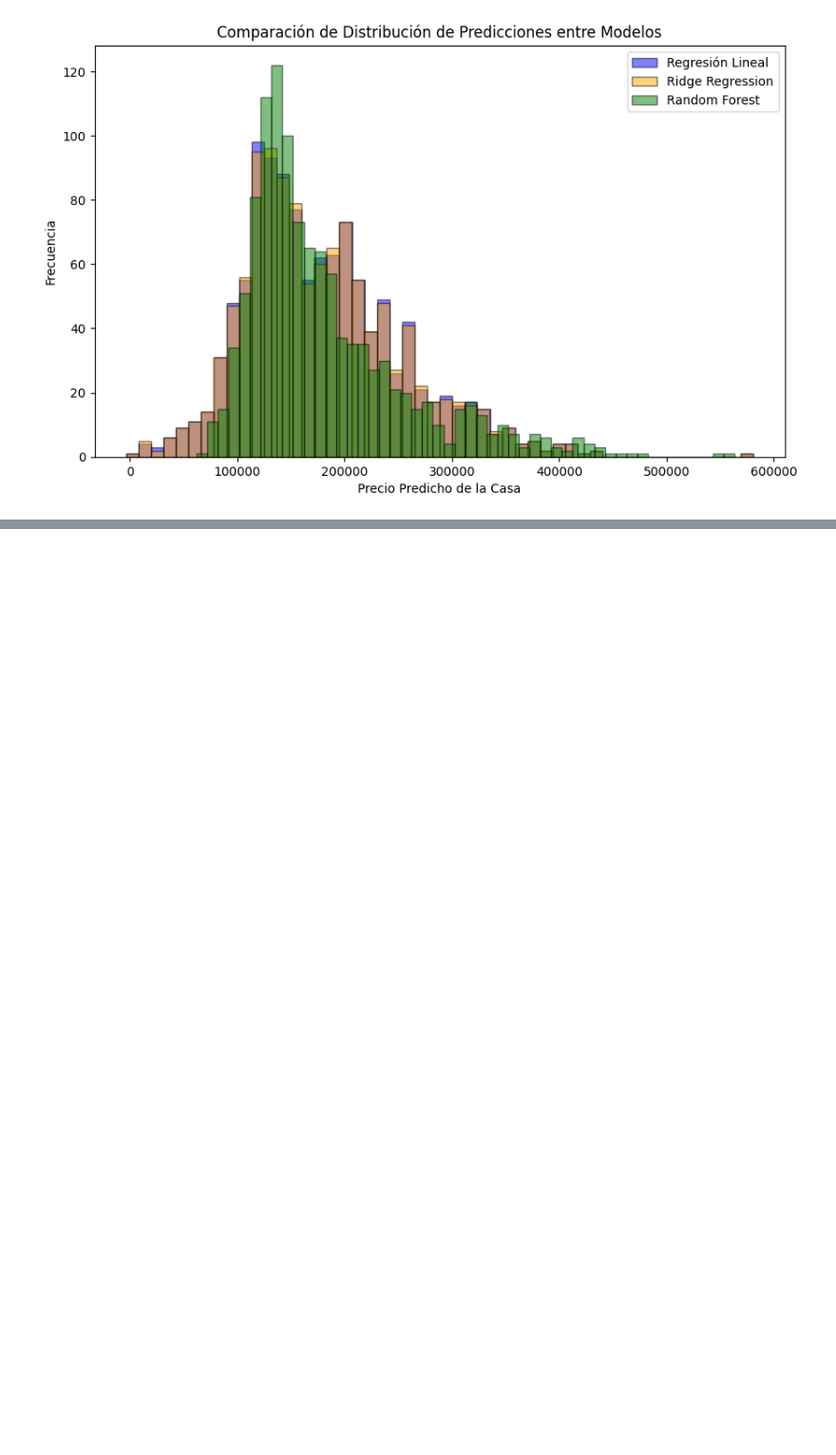
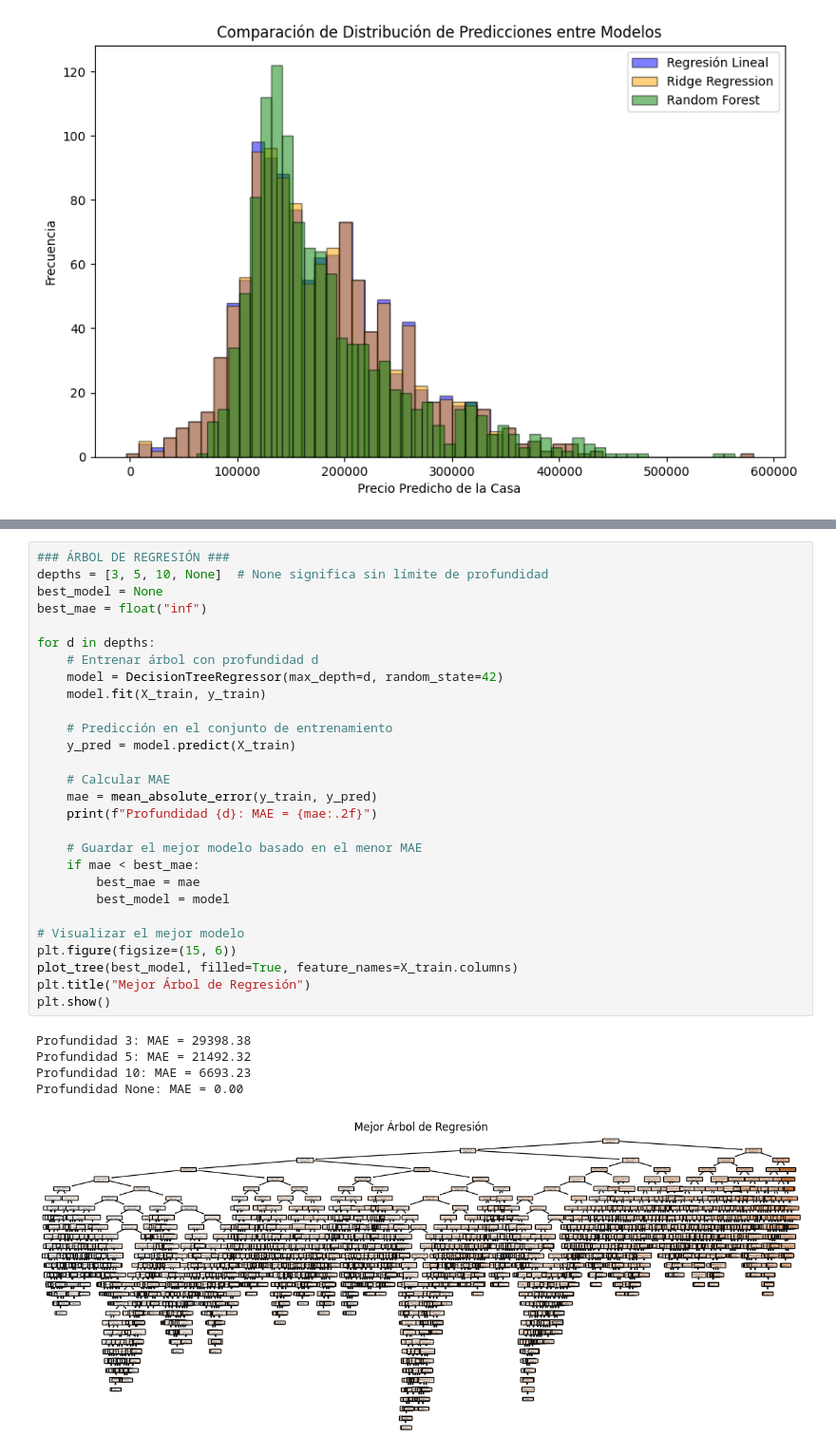
Before and after one commit to Sofiamishel2003/Modelo_Regresion_Lineal, a Jupyter notebook: Modelo_RegresionLineal.ipynb, the cells around one changed output, grey strips where cells are left out. Shown at 95% size. Drawn from its saved outputs; the diff is of its cells as text; blank space fills up the shorter version.

```diff
--- a/Modelo_RegresionLineal.ipynb
+++ b/Modelo_RegresionLineal.ipynb
@@ -701,0 +788,34 @@ plt.show()
+# %%
+### ÁRBOL DE REGRESIÓN ###
+depths = [3, 5, 10, None]  # None significa sin límite de profundidad
+best_model = None
+best_mae = float("inf")
+
+for d in depths:
+    # Entrenar árbol con profundidad d
+    model = DecisionTreeRegressor(max_depth=d, random_state=42)
+    model.fit(X_train, y_train)
+
+    # Predicción en el conjunto de entrenamiento
+    y_pred = model.predict(X_train)
+
+    # Calcular MAE
+    mae = mean_absolute_error(y_train, y_pred)
+    print(f"Profundidad {d}: MAE = {mae:.2f}")
+
+    # Guardar el mejor modelo basado en el menor MAE
+    if mae < best_mae:
+        best_mae = mae
+        best_model = model
+
+# Visualizar el mejor modelo
+plt.figure(figsize=(15, 6))
+plot_tree(best_model, filled=True, feature_names=X_train.columns)
+plt.title("Mejor Árbol de Regresión")
+plt.show()
+# %% [output]
+Profundidad 3: MAE = 29398.38
+Profundidad 5: MAE = 21492.32
+Profundidad 10: MAE = 6693.23
+Profundidad None: MAE = 0.00
+[figure, added]
```
Also changed, not shown: parts of 12 cells of this notebook.
